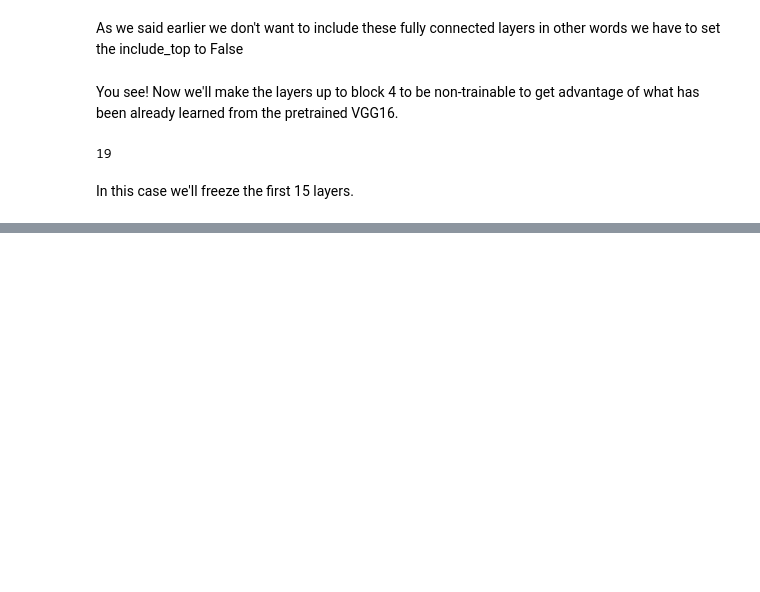
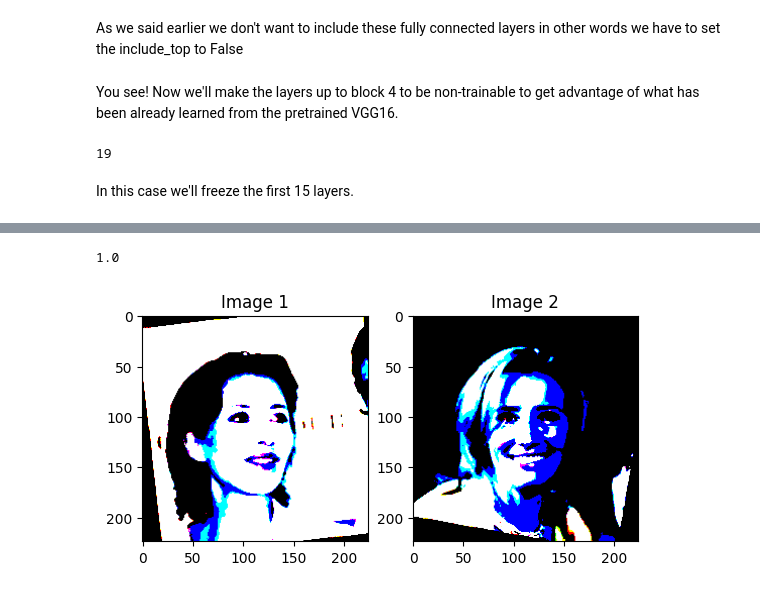
Before and after one commit to OussamaElhamdani/FaceSimNet, a Jupyter notebook: Notebooks/model.ipynb, the cells around one changed output, grey strips where cells are left out. Drawn from its saved outputs; the diff is of its cells as text; code cells hidden in the pictures; blank space fills up the shorter version.

```diff
--- a/Notebooks/model.ipynb
+++ b/Notebooks/model.ipynb
@@ -364,0 +419,14 @@ ValueError: Layer 'functional_5' expected 2 input(s). Received 1 instead.
+# %%
+img1, img2 = train_pairs[2, 0, :, :], train_pairs[2, 1, :, :]
+
+plt.subplot(1, 2, 1)
+plt.imshow(img1)
+plt.title('Image 1')
+plt.subplot(1, 2, 2)
+plt.imshow(img2)
+plt.title('Image 2')
+
+print(train_labels[2])
+# %% [output]
+1.0
+[figure, added]
```
Also changed, not shown: parts of 16 cells of this notebook.
